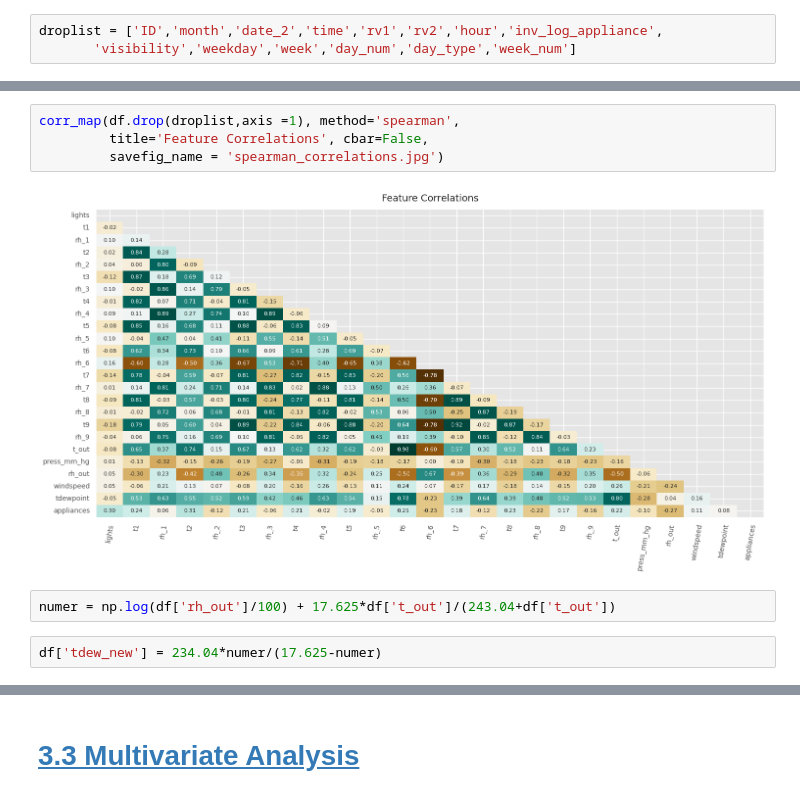
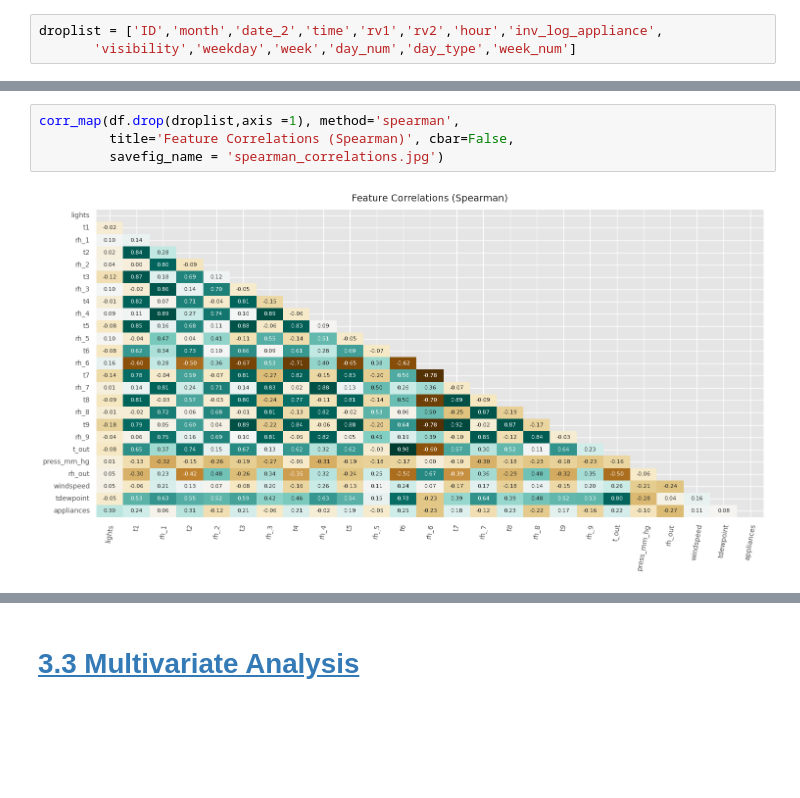
Before and after one commit to hantablack9/IIT-Roorkee-Hackathon, a Jupyter notebook: Household Energy Optimization, Prediction.ipynb, the cells around one changed output, grey strips where cells are left out. Drawn from its saved outputs; the diff is of its cells as text; blank space fills up the shorter version.

```diff
--- a/Household Energy Optimization, Prediction.ipynb
+++ b/Household Energy Optimization, Prediction.ipynb
@@ -544,10 +519,6 @@ droplist = ['ID','month','date_2','time','rv1','rv2','hour','inv_log_appliance',
 # %%
 corr_map(df.drop(droplist,axis =1), method='spearman',
-         title='Feature Correlations', cbar=False,
+         title='Feature Correlations (Spearman)', cbar=False,
          savefig_name = 'spearman_correlations.jpg')
 # %% [output]
-[figure, old version]
+[figure, new version]
-# %%
-numer = np.log(df['rh_out']/100) + 17.625*df['t_out']/(243.04+df['t_out'])
-# %%
-df['tdew_new'] = 234.04*numer/(17.625-numer)
```
Also changed, not shown: parts of 45 cells of this notebook.
